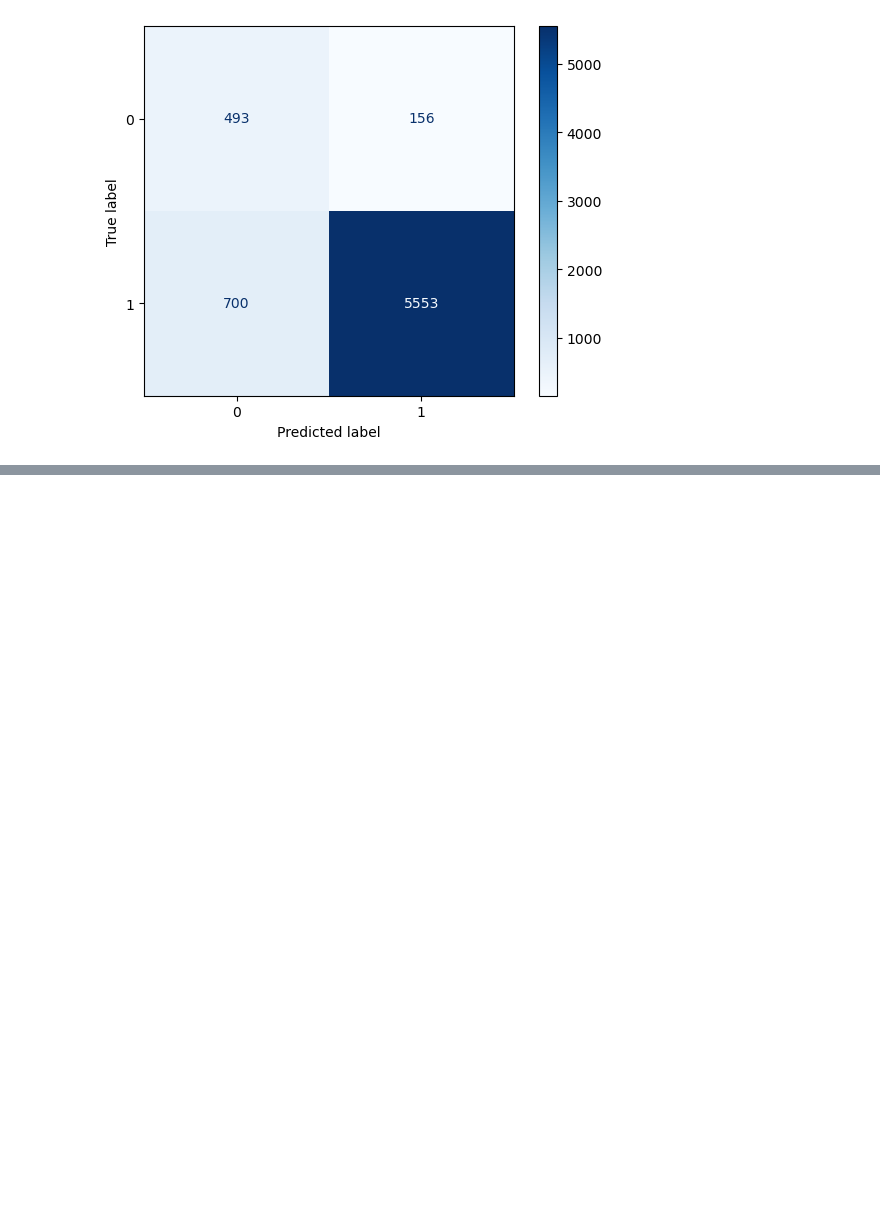
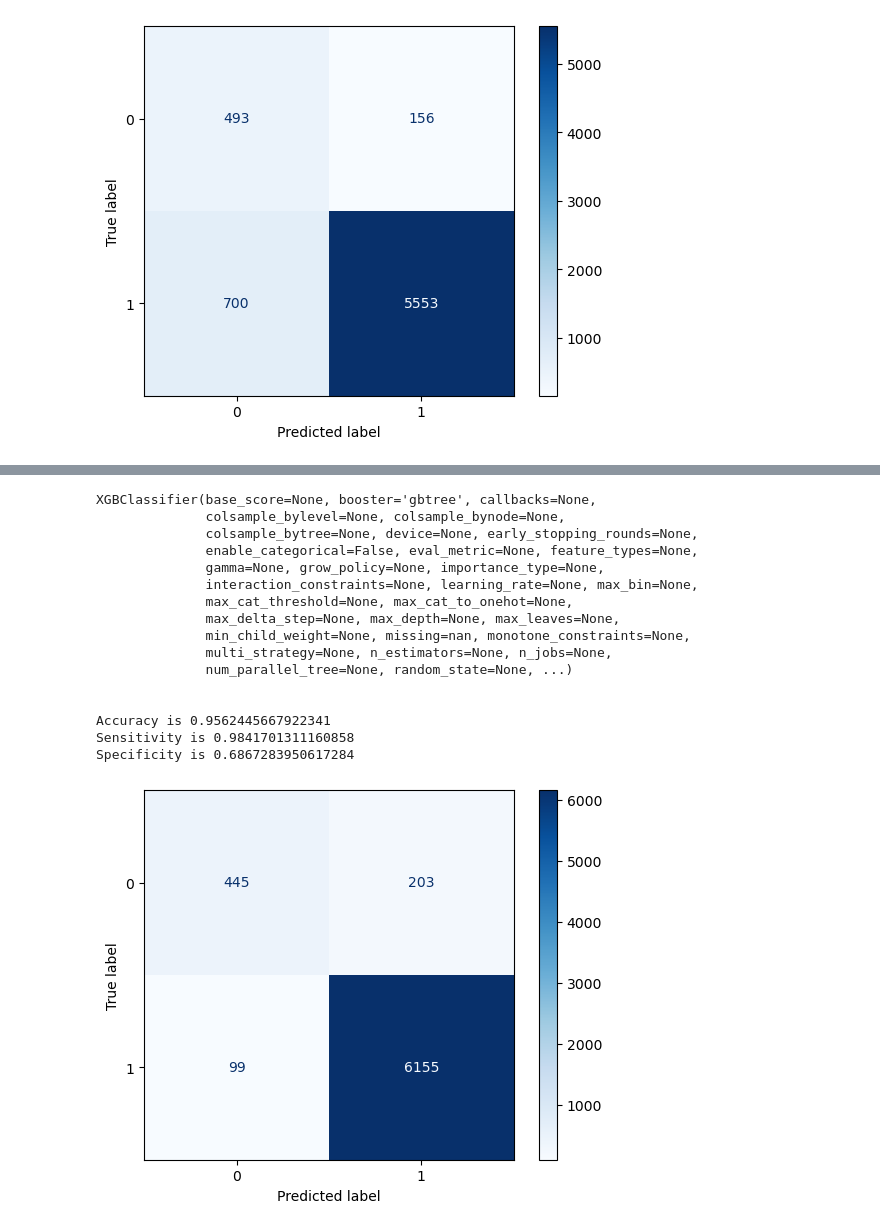
Before and after one commit to RavishankarDuMCA10/Sentiment-Based-Product-Recommendation-System, a Jupyter notebook: Sentiment Based Product Recommendation System.ipynb, the cells around one changed output, grey strips where cells are left out. Saved outputs shown, nothing was run; the diff lists cells and outputs as text; code cells hidden in the pictures; blank space fills up the shorter version.

```diff
--- a/Sentiment Based Product Recommendation System.ipynb
+++ b/Sentiment Based Product Recommendation System.ipynb
@@ -975,0 +1058,4 @@ mdl = pd.read_pickle('Pickles/final_lr.pkl')
+# %%
+# Fitting a XGBoost Classifier without any hyperparameter tuning
+final_xgb = XGBClassifier(booster='gbtree')
+final_xgb.fit(X_train_sm, y_train_sm)
@@ -975,0 +1074,21 @@ mdl = pd.read_pickle('Pickles/final_lr.pkl')
+# %%
+# Test data Performance metrics
+display_score(final_xgb)
+# %% [output]
+XGBClassifier(base_score=None, booster='gbtree', callbacks=None,
+              colsample_bylevel=None, colsample_bynode=None,
+              colsample_bytree=None, device=None, early_stopping_rounds=None,
+              enable_categorical=False, eval_metric=None, feature_types=None,
+              gamma=None, grow_policy=None, importance_type=None,
+              interaction_constraints=None, learning_rate=None, max_bin=None,
+              max_cat_threshold=None, max_cat_to_onehot=None,
+              max_delta_step=None, max_depth=None, max_leaves=None,
+              min_child_weight=None, missing=nan, monotone_constraints=None,
+              multi_strategy=None, n_estimators=None, n_jobs=None,
+              num_parallel_tree=None, random_state=None, ...)
+
+
+Accuracy is 0.9562445667922341
+Sensitivity is 0.9841701311160858
+Specificity is 0.6867283950617284
+[figure, added]
```
Also changed, not shown: parts of 19 cells of this notebook, 2 other files.
